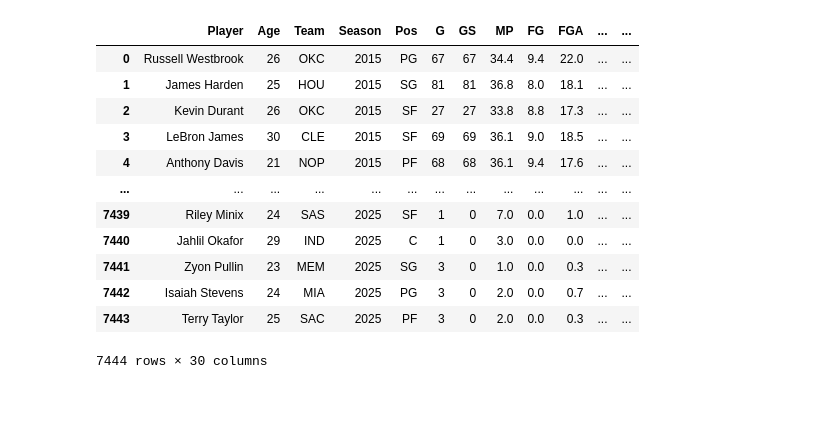
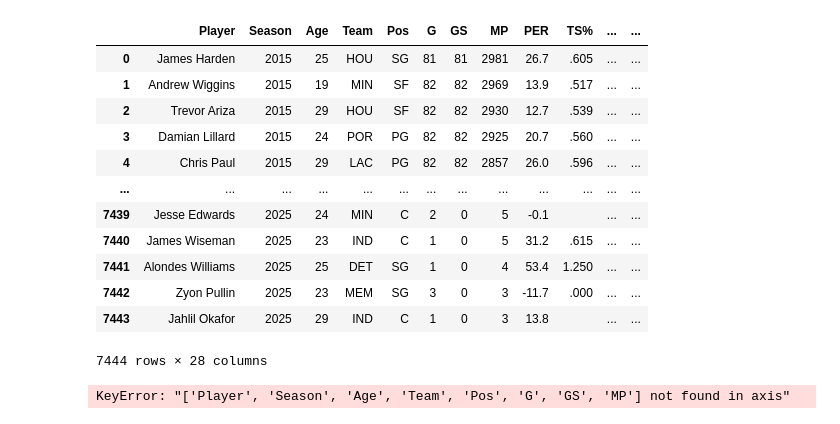
Before and after one commit to justinquan113/Nba-Stat-Predictor, a Jupyter notebook: web_scraping.ipynb, the cells around one changed output. Drawn from its saved outputs; the diff is of its cells as text; code cells hidden in the pictures.

```diff
--- a/web_scraping.ipynb
+++ b/web_scraping.ipynb
@@ -16,8 +16,10 @@ res2 = scraper.get(base_url2.format(2025))
 soup2 = BeautifulSoup(res2.text, 'html.parser')
 table2 = soup2.find_all('table')[0]
 # %%
-headers2 = table2.find_all('th')[8:28]
+
+headers2 = table2.find_all('th')[1:28]
 # %%
 header_table2 = [header.text for header in headers2]
+header_table2.insert(1, 'Season')
 # %%
 header_table = [header.text for header in headers]
@@ -54,16 +90,25 @@ for year in years:
+# %%
+
+df2 = get_data(base_url2, header_table2, slice(0,27))
+df2
+# %% [output]
+|  | Player | Season | Age | Team | Pos | G | GS | MP | PER | TS% | ... | ... |
+| 0 | James Harden | 2015 | 25 | HOU | SG | 81 | 81 | 2981 | 26.7 | .605 | ... | ... |
+| 1 | Andrew Wiggins | 2015 | 19 | MIN | SF | 82 | 82 | 2969 | 13.9 | .517 | ... | ... |
+| 2 | Trevor Ariza | 2015 | 29 | HOU | SF | 82 | 82 | 2930 | 12.7 | .539 | ... | ... |
+| 3 | Damian Lillard | 2015 | 24 | POR | PG | 82 | 82 | 2925 | 20.7 | .560 | ... | ... |
+| 4 | Chris Paul | 2015 | 29 | LAC | PG | 82 | 82 | 2857 | 26.0 | .596 | ... | ... |
+| ... | ... | ... | ... | ... | ... | ... | ... | ... | ... | ... | ... | ... |
+| 7439 | Jesse Edwards | 2025 | 24 | MIN | C | 2 | 0 | 5 | -0.1 |  | ... | ... |
+| 7440 | James Wiseman | 2025 | 23 | IND | C | 1 | 0 | 5 | 31.2 | .615 | ... | ... |
+| 7441 | Alondes Williams | 2025 | 25 | DET | SG | 1 | 0 | 4 | 53.4 | 1.250 | ... | ... |
+| 7442 | Zyon Pullin | 2025 | 23 | MEM | SG | 3 | 0 | 3 | -11.7 | .000 | ... | ... |
+| 7443 | Jahlil Okafor | 2025 | 29 | IND | C | 1 | 0 | 3 | 13.8 |  | ... | ... |
+7444 rows × 28 columns
 # %%
-df
+df['key'] = df['Player'] + '_' + df['Season']
+df2['key'] = df2['Player'] + '_' + df2['Season']
-# %% [output]
-|  | Player | Age | Team | Season | Pos | G | GS | MP | FG | FGA | ... | ... |
-| 0 | Russell Westbrook | 26 | OKC | 2015 | PG | 67 | 67 | 34.4 | 9.4 | 22.0 | ... | ... |
-| 1 | James Harden | 25 | HOU | 2015 | SG | 81 | 81 | 36.8 | 8.0 | 18.1 | ... | ... |
-| 2 | Kevin Durant | 26 | OKC | 2015 | SF | 27 | 27 | 33.8 | 8.8 | 17.3 | ... | ... |
-| 3 | LeBron James | 30 | CLE | 2015 | SF | 69 | 69 | 36.1 | 9.0 | 18.5 | ... | ... |
-| 4 | Anthony Davis | 21 | NOP | 2015 | PF | 68 | 68 | 36.1 | 9.4 | 17.6 | ... | ... |
-| ... | ... | ... | ... | ... | ... | ... | ... | ... | ... | ... | ... | ... |
-| 7439 | Riley Minix | 24 | SAS | 2025 | SF | 1 | 0 | 7.0 | 0.0 | 1.0 | ... | ... |
-| 7440 | Jahlil Okafor | 29 | IND | 2025 | C | 1 | 0 | 3.0 | 0.0 | 0.0 | ... | ... |
-| 7441 | Zyon Pullin | 23 | MEM | 2025 | SG | 3 | 0 | 1.0 | 0.0 | 0.3 | ... | ... |
-| 7442 | Isaiah Stevens | 24 | MIA | 2025 | PG | 3 | 0 | 2.0 | 0.0 | 0.7 | ... | ... |
-| 7443 | Terry Taylor | 25 | SAC | 2025 | PF | 3 | 0 | 2.0 | 0.0 | 0.3 | ... | ... |
-7444 rows × 30 columns
+# %%
+df2 = df2.drop(columns=['Player', 'Season', 'Age', 'Team', 'Pos', 'G', 'GS', 'MP'])
+# %% [output]
+KeyError: "['Player', 'Season', 'Age', 'Team', 'Pos', 'G', 'GS', 'MP'] not found in axis"
```
Also changed, not shown: parts of 7 cells of this notebook.
